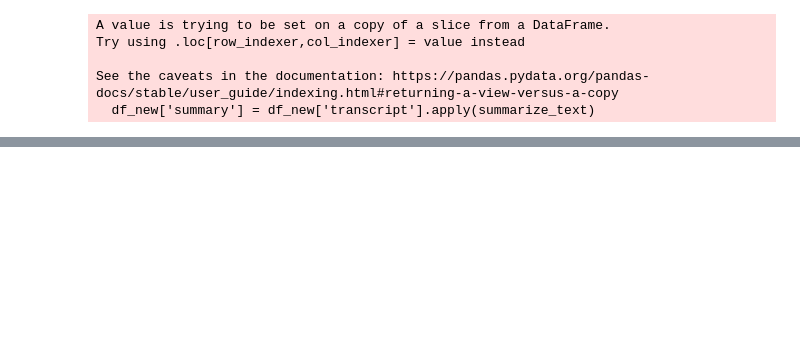
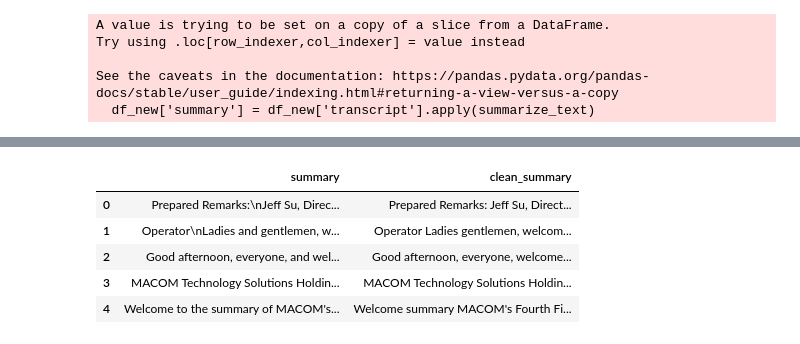
Before and after one commit to pattssun/knowledge-graph, a Jupyter notebook: kg_earnings.ipynb, the cells around one changed output, grey strips where cells are left out. Cells and saved outputs as stored; diff of their text form; code cells hidden in the pictures; blank space fills up the shorter version.

```diff
--- a/kg_earnings.ipynb
+++ b/kg_earnings.ipynb
@@ -216,0 +235,10 @@ See the caveats in the documentation: https://pandas.pydata.org/pandas-docs/stab
+# %%
+# Compare summary with clean_summary
+df_earnings[['summary', 'clean_summary']].head()
+# %% [output]
+|  | summary | clean_summary |
+| 0 | Prepared Remarks:\nJeff Su, Direc... | Prepared Remarks: Jeff Su, Direct... |
+| 1 | Operator\nLadies and gentlemen, w... | Operator Ladies gentlemen, welcom... |
+| 2 | Good afternoon, everyone, and wel... | Good afternoon, everyone, welcome... |
+| 3 | MACOM Technology Solutions Holdin... | MACOM Technology Solutions Holdin... |
+| 4 | Welcome to the summary of MACOM's... | Welcome summary MACOM's Fourth Fi... |
```
Also changed, not shown: parts of 23 cells of this notebook, 2 other files.
